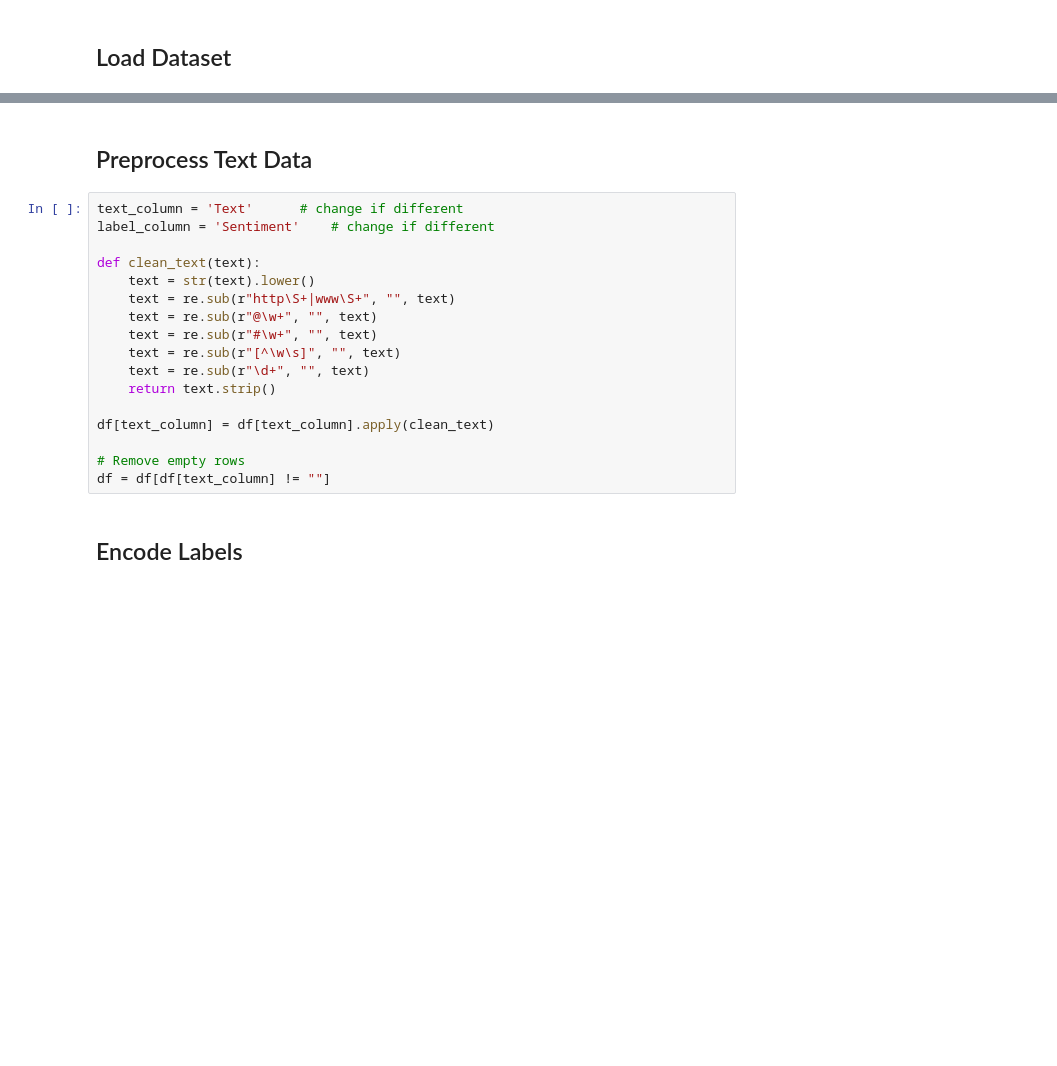
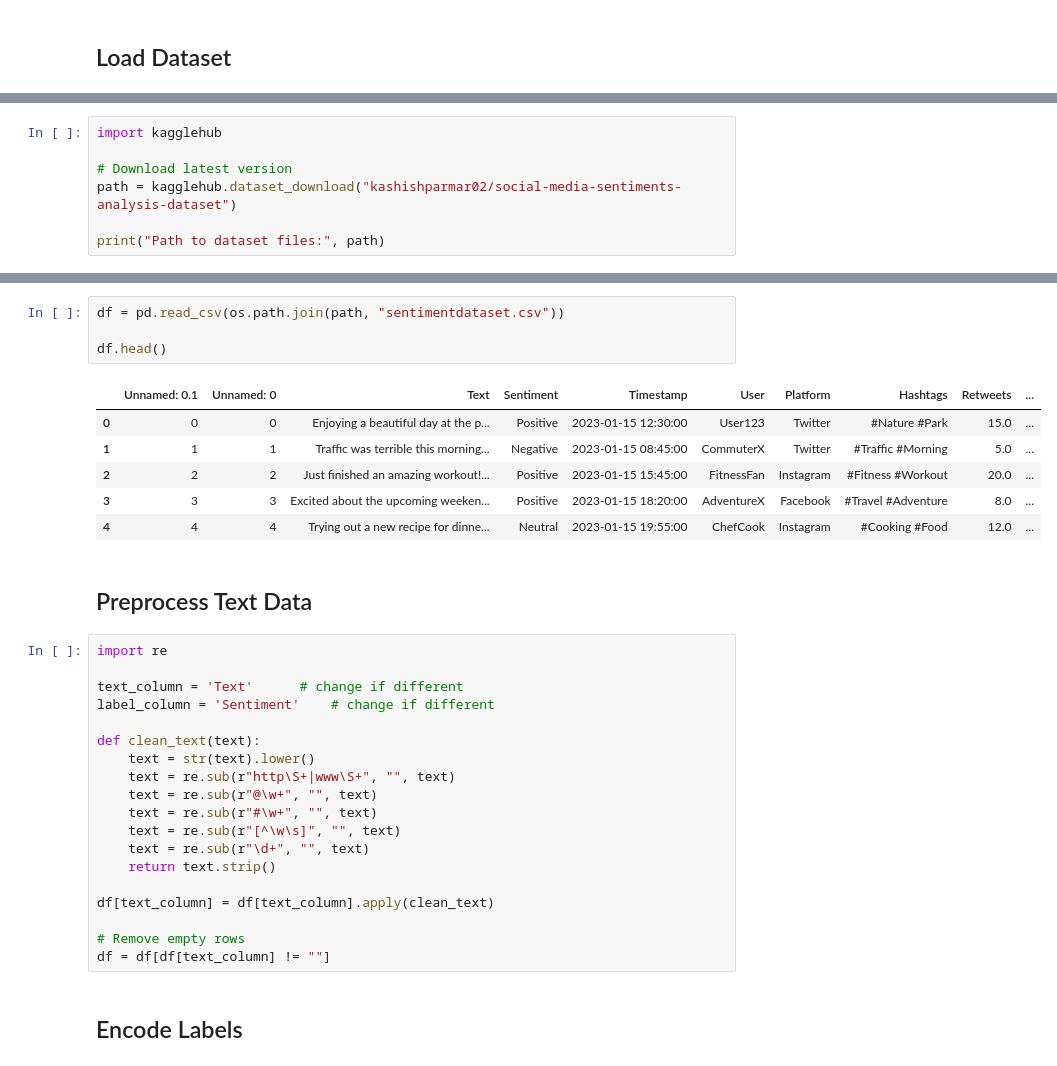
Before and after one commit to ruta28/dl, a Jupyter notebook: Naive Bayes.ipynb, the cells around one changed output, grey strips where cells are left out. Drawn from its saved outputs; the diff is of its cells as text; blank space fills up the shorter version.

```diff
--- a/Naive Bayes.ipynb
+++ b/Naive Bayes.ipynb
@@ -51,0 +45,7 @@ memory usage: 85.9+ KB
+# %%
+import kagglehub
+
+# Download latest version
+path = kagglehub.dataset_download("kashishparmar02/social-media-sentiments-analysis-dataset")
+
+print("Path to dataset files:", path)
@@ -52,6 +63,19 @@ memory usage: 85.9+ KB
+# %%
+df = pd.read_csv(os.path.join(path, "sentimentdataset.csv"))
+
+df.head()
+# %% [output]
+|  | Unnamed: 0.1 | Unnamed: 0 | Text | Sentiment | Timestamp | User | Platform | Hashtags | Retweets | ... |
+| 0 | 0 | 0 | Enjoying a beautiful day at the p... | Positive | 2023-01-15 12:30:00 | User123 | Twitter | #Nature #Park | 15.0 | ... |
+| 1 | 1 | 1 | Traffic was terrible this morning... | Negative | 2023-01-15 08:45:00 | CommuterX | Twitter | #Traffic #Morning | 5.0 | ... |
+| 2 | 2 | 2 | Just finished an amazing workout!... | Positive | 2023-01-15 15:45:00 | FitnessFan | Instagram | #Fitness #Workout | 20.0 | ... |
+| 3 | 3 | 3 | Excited about the upcoming weeken... | Positive | 2023-01-15 18:20:00 | AdventureX | Facebook | #Travel #Adventure | 8.0 | ... |
+| 4 | 4 | 4 | Trying out a new recipe for dinne... | Neutral | 2023-01-15 19:55:00 | ChefCook | Instagram | #Cooking #Food | 12.0 | ... |
 # %% [markdown]
 ## Preprocess Text Data
 # %%
+import re
+
 text_column = 'Text'      # change if different
 label_column = 'Sentiment'    # change if different
 
```
Also changed, not shown: parts of 10 cells of this notebook, 9 other files.
